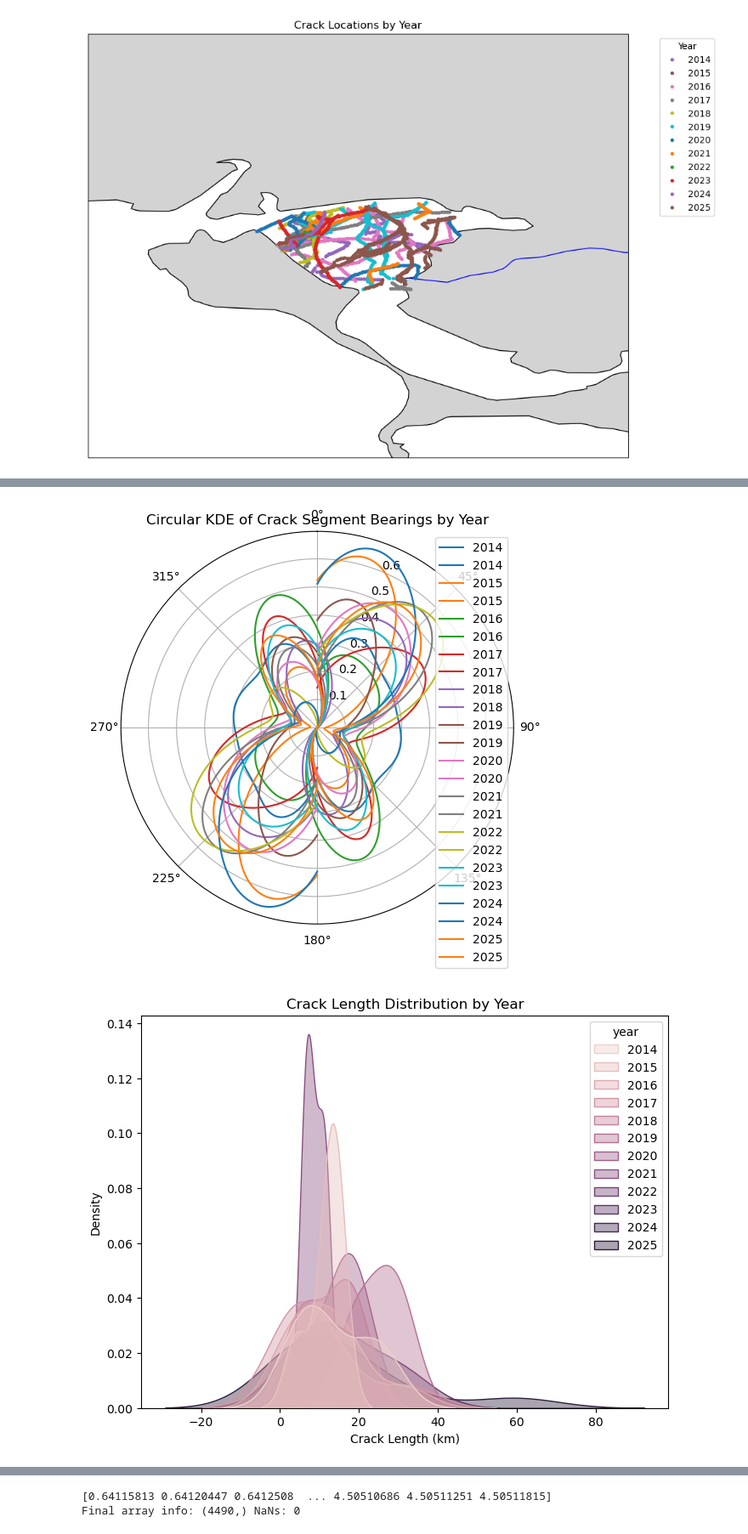
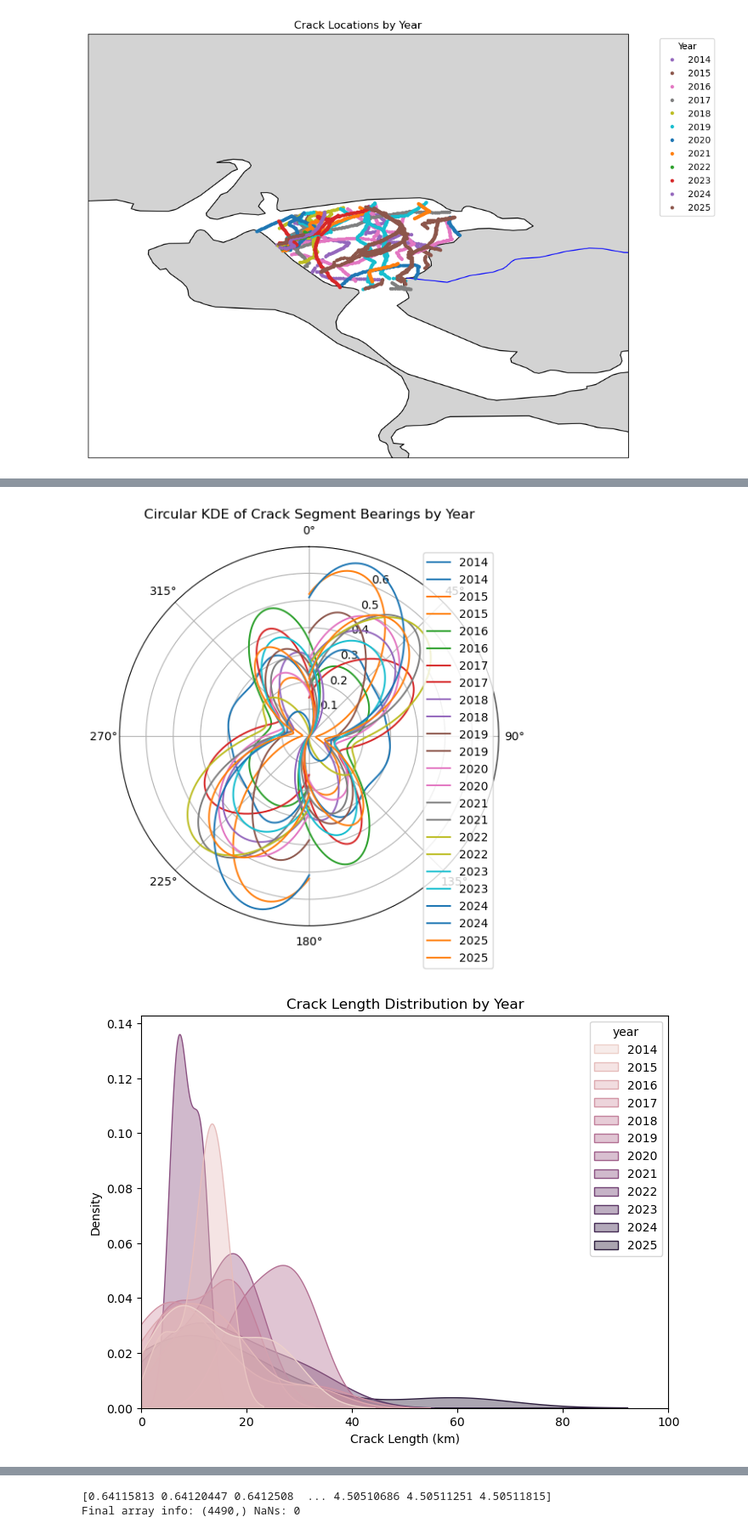
Before and after one commit to kovaleskima/KobukData, a Jupyter notebook: data_processing.ipynb, the cells around one changed output, grey strips where cells are left out. Shown at 85% size. Saved outputs shown, nothing was run; the diff lists cells and outputs as text; code cells hidden in the pictures.

```diff
--- a/data_processing.ipynb
+++ b/data_processing.ipynb
@@ -185,35 +185,36 @@ lo["year"] = pd.to_datetime(lo["date"]).dt.year
 
 fig, ax = plt.subplots(subplot_kw={'projection': 'polar'}, figsize=(8, 6))
 colors = plt.cm.tab10.colors
 
 for i, (year, group) in enumerate(lo.groupby("year")):
     bearings = np.concatenate(group["bearings"].values)  # flatten lists
     bearings_half = bearings % 180  # map to [0,180)
     bearings_rad = np.radians(bearings_half)
 
     # KDE
     kde = gaussian_kde(bearings_rad)
     theta = np.linspace(0, 2*np.pi, 360)
     density = kde(theta)
 
     ax.plot(theta, density, color=colors[i % len(colors)], label=str(year))
     ax.plot(theta+np.pi, density, color=colors[i % len(colors)], label=str(year))
 
 ax.set_theta_zero_location("N")
 ax.set_theta_direction(-1)
 ax.set_title("Circular KDE of Crack Segment Bearings by Year")
 ax.legend()
 plt.show()
 
 plt.figure(figsize=(8, 6))
 sns.kdeplot(data=lo, x="length", hue="year", fill=True, common_norm=False, alpha=0.4)
 plt.xlabel("Crack Length (km)")
 plt.ylabel("Density")
+plt.xlim((0,100))
 plt.title("Crack Length Distribution by Year")
 plt.show()
 # %% [output]
-[figure, old version]
+[figure, new version]
-[figure, old version]
+[figure, new version]
 # %%
 
 import xarray as xr
```
Also changed, not shown: parts of 4 cells of this notebook, 4 other files.
